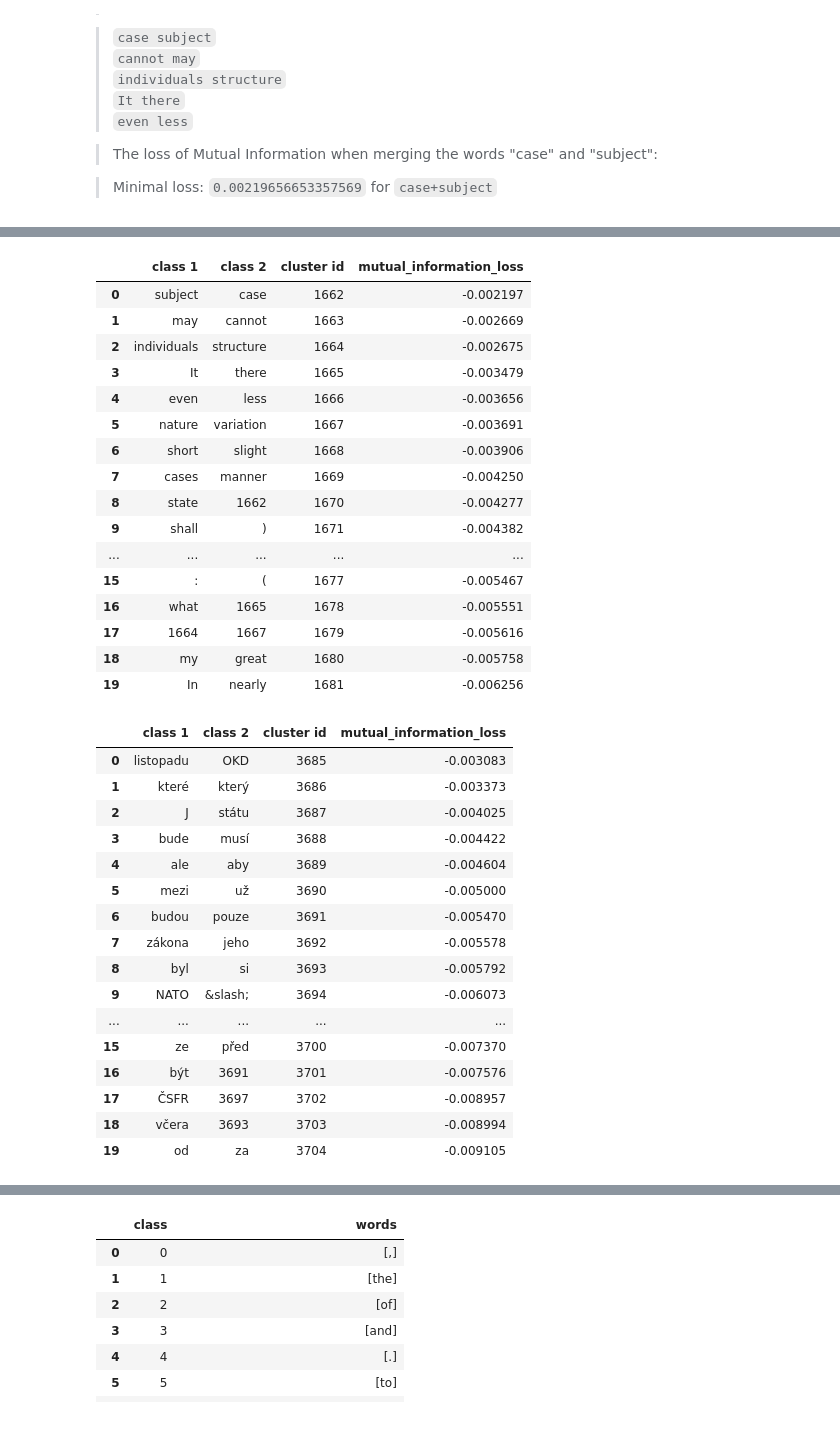
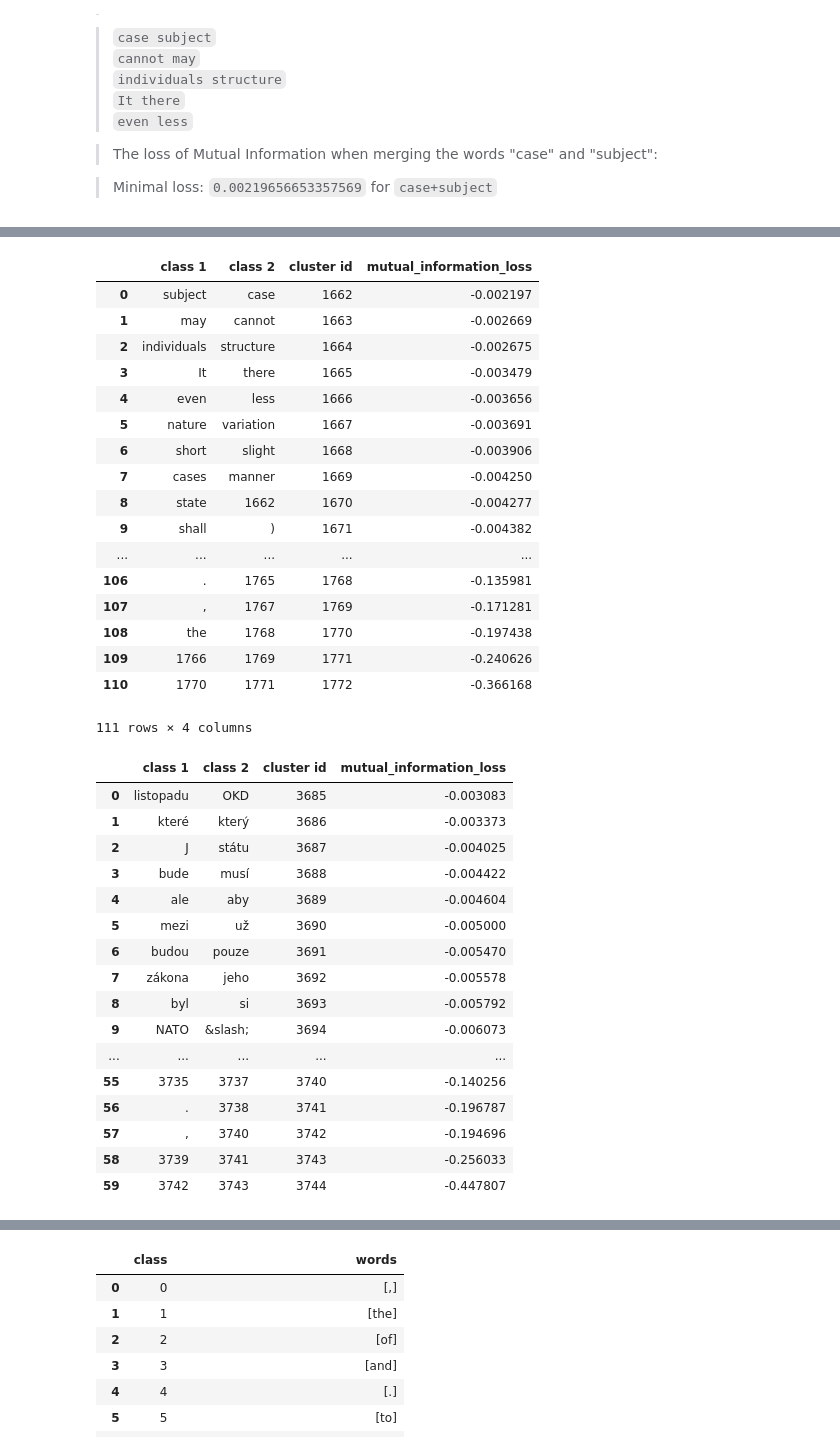
Before and after one commit to Hyperparticle/lct-master, a Jupyter notebook: charles-university/statistical-nlp/assignment-2/nlp-assignment-2.ipynb, the cells around one changed output, grey strips where cells are left out. Cells and saved outputs as stored; diff of their text form; code cells hidden in the pictures.

```diff
--- a/charles-university/statistical-nlp/assignment-2/nlp-assignment-2.ipynb
+++ b/charles-university/statistical-nlp/assignment-2/nlp-assignment-2.ipynb
@@ -331,27 +317,28 @@ If you're reading this message in another frontend (for example, a static render
 def history(cluster):
     return pd.DataFrame(cluster.merge_history, columns=['class 1', 'class 2', 'cluster id', 'mutual_information_loss'])
 # %%
-history(lm_en)[:20]
+history(lm_en)
 # %% [output]
 |  | class 1 | class 2 | cluster id | mutual_information_loss |
 | 0 | subject | case | 1662 | -0.002197 |
 | 1 | may | cannot | 1663 | -0.002669 |
 | 2 | individuals | structure | 1664 | -0.002675 |
 | 3 | It | there | 1665 | -0.003479 |
 | 4 | even | less | 1666 | -0.003656 |
 | 5 | nature | variation | 1667 | -0.003691 |
 | 6 | short | slight | 1668 | -0.003906 |
 | 7 | cases | manner | 1669 | -0.004250 |
 | 8 | state | 1662 | 1670 | -0.004277 |
 | 9 | shall | ) | 1671 | -0.004382 |
 | ... | ... | ... | ... | ... |
-| 15 | : | ( | 1677 | -0.005467 |
-| 16 | what | 1665 | 1678 | -0.005551 |
-| 17 | 1664 | 1667 | 1679 | -0.005616 |
-| 18 | my | great | 1680 | -0.005758 |
-| 19 | In | nearly | 1681 | -0.006256 |
+| 106 | . | 1765 | 1768 | -0.135981 |
+| 107 | , | 1767 | 1769 | -0.171281 |
+| 108 | the | 1768 | 1770 | -0.197438 |
+| 109 | 1766 | 1769 | 1771 | -0.240626 |
+| 110 | 1770 | 1771 | 1772 | -0.366168 |
+111 rows × 4 columns
 # %%
-history(lm_cz)[:20]
+history(lm_cz)
 # %% [output]
 |  | class 1 | class 2 | cluster id | mutual_information_loss |
 | 0 | listopadu | OKD | 3685 | -0.003083 |
@@ -365,11 +352,11 @@ history(lm_cz)[:20]
 | 8 | byl | si | 3693 | -0.005792 |
 | 9 | NATO | &slash; | 3694 | -0.006073 |
 | ... | ... | ... | ... | ... |
-| 15 | ze | před | 3700 | -0.007370 |
-| 16 | být | 3691 | 3701 | -0.007576 |
-| 17 | ČSFR | 3697 | 3702 | -0.008957 |
-| 18 | včera | 3693 | 3703 | -0.008994 |
-| 19 | od | za | 3704 | -0.009105 |
+| 55 | 3735 | 3737 | 3740 | -0.140256 |
+| 56 | . | 3738 | 3741 | -0.196787 |
+| 57 | , | 3740 | 3742 | -0.194696 |
+| 58 | 3739 | 3741 | 3743 | -0.256033 |
+| 59 | 3742 | 3743 | 3744 | -0.447807 |
 # %%
 clusters = 15
 # %%
```
Also changed, not shown: parts of 13 cells of this notebook.
